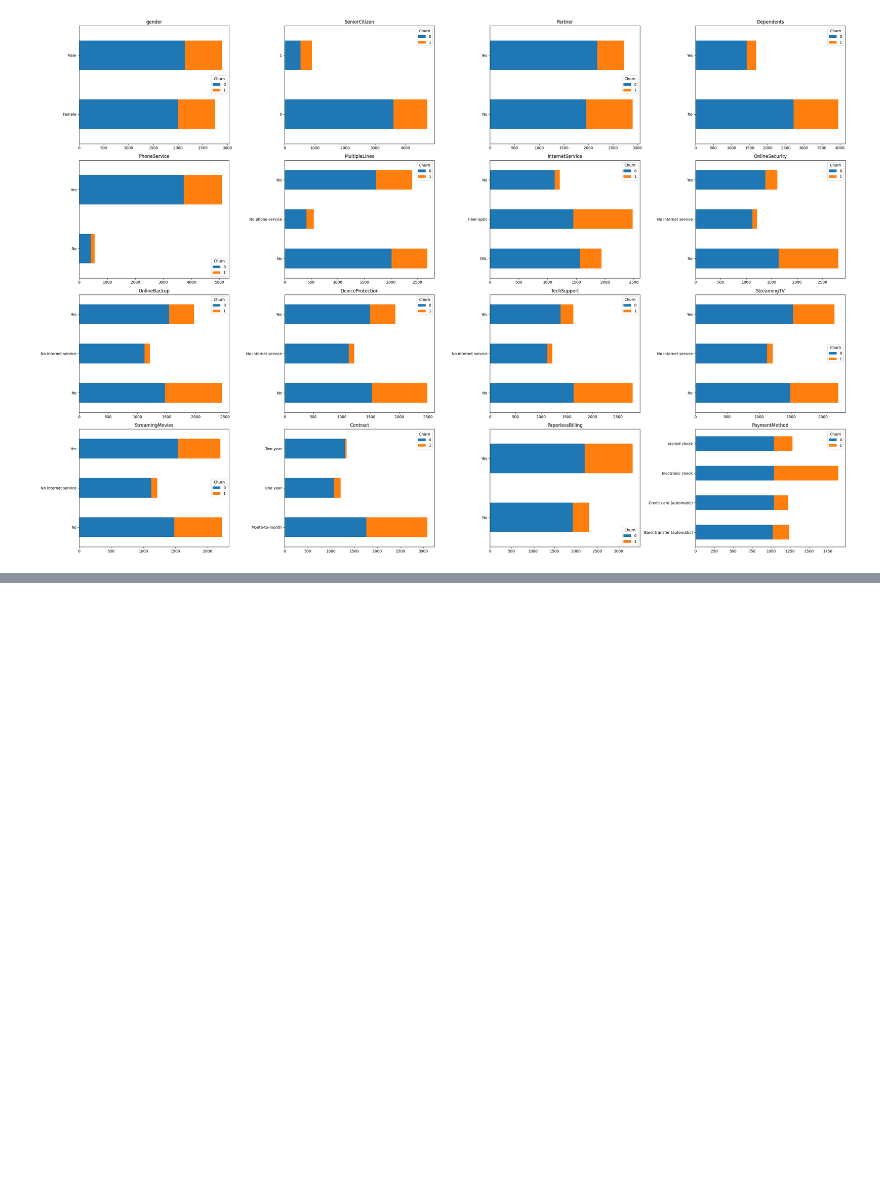
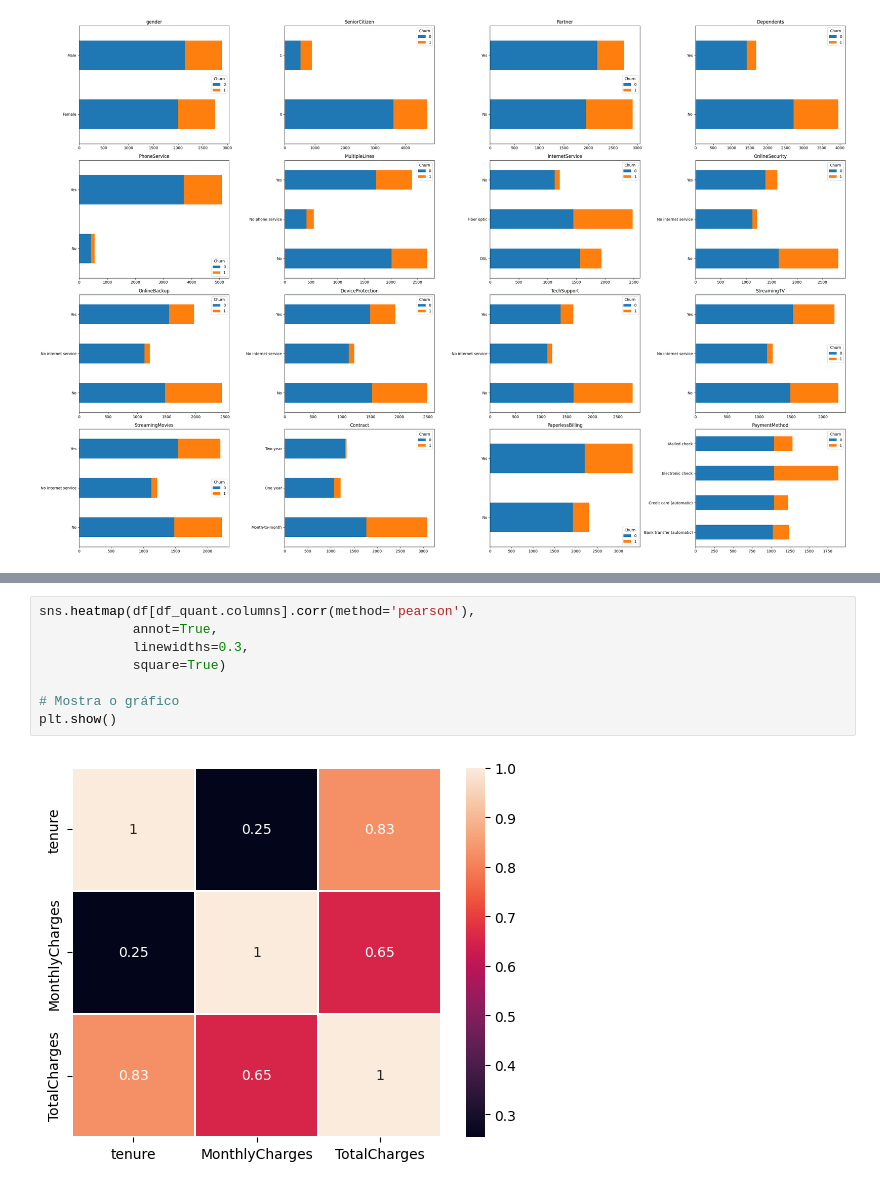
Before and after one commit to bobcastaldeli/Customer-Churn-Prediction, a Jupyter notebook: notebooks/eda.ipynb, the cells around one changed output, grey strips where cells are left out. Drawn from its saved outputs; the diff is of its cells as text; blank space fills up the shorter version.

```diff
--- a/notebooks/eda.ipynb
+++ b/notebooks/eda.ipynb
@@ -137,0 +182,10 @@ plt.show()
+# %%
+sns.heatmap(df[df_quant.columns].corr(method='pearson'),
+            annot=True,
+            linewidths=0.3,
+            square=True)
+
+# Mostra o gráfico
+plt.show()
+# %% [output]
+[figure, added]
```
Also changed, not shown: parts of 7 cells of this notebook, 2 other files.
